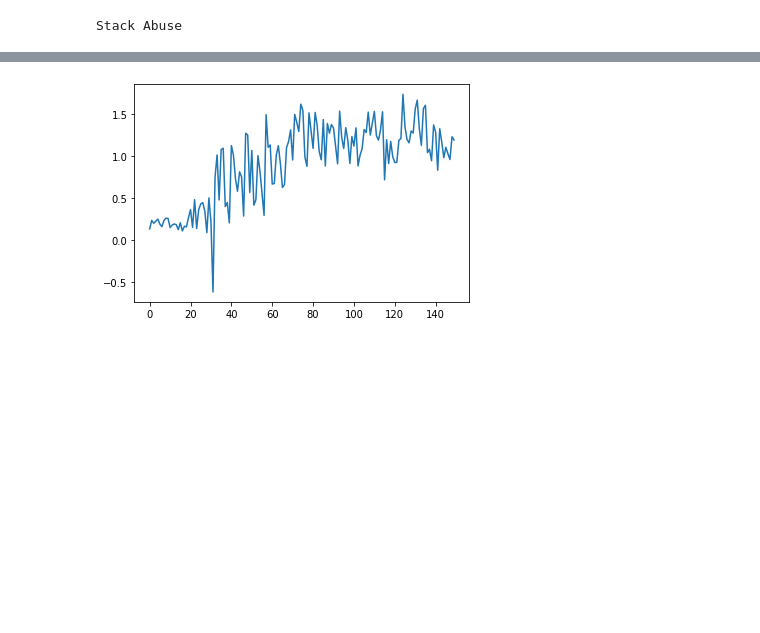
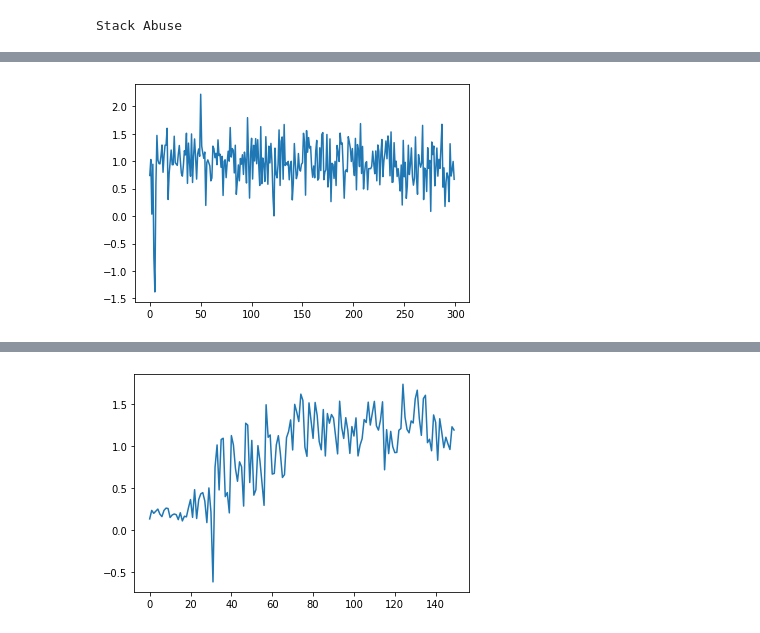
Before and after one commit to JoDeMiro/SACI2022, a Jupyter notebook: Driver.ipynb, the cells around one changed output, grey strips where cells are left out. Cells and saved outputs as stored; diff of their text form; code cells hidden in the pictures; blank space fills up the shorter version.

```diff
--- a/Driver.ipynb
+++ b/Driver.ipynb
@@ -296,0 +315,5 @@ generation_best_score = [float(i) for i in lst]        # <-- list(str) -> list(f
+# %%
+plt.plot(generation_best_score) # threshold -0.0 NN(15,5) factor 10 nRowsRead 790000 w 30 population 3 (M2.Small) Mem(42%)
+plt.show()
+# %% [output]
+[figure, added]
```
Also changed, not shown: parts of 20 cells of this notebook.
